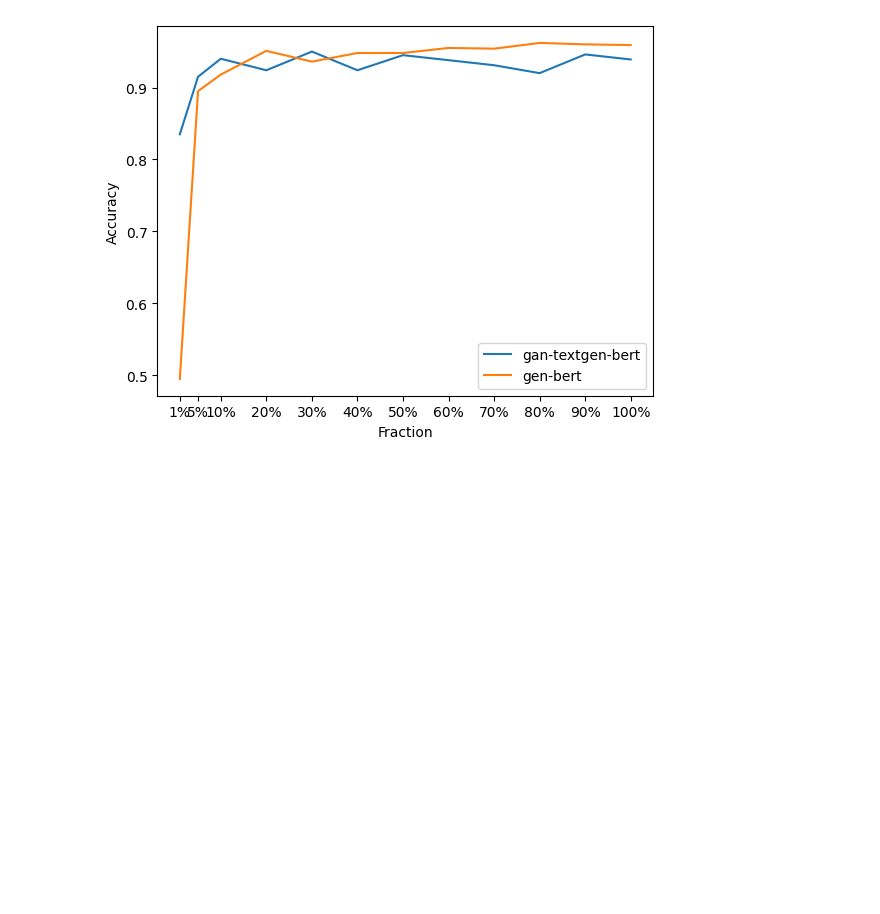
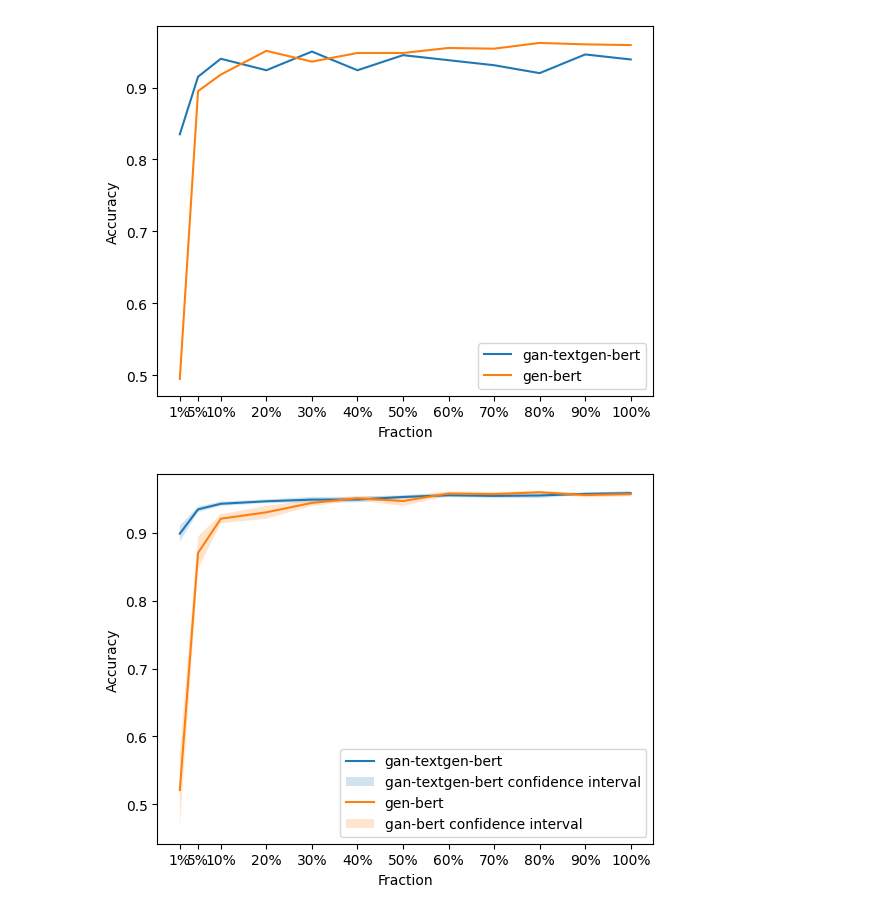
Before and after one commit to popop12342/mestrado-exp, a Jupyter notebook: gan_aug/notebooks/result_analysis.ipynb, the cells around one changed output. Saved outputs shown, nothing was run; the diff lists cells and outputs as text; code cells hidden in the pictures; blank space fills up the shorter version.

Commit message:
confidence intervals

```diff
--- a/gan_aug/notebooks/result_analysis.ipynb
+++ b/gan_aug/notebooks/result_analysis.ipynb
@@ -159,0 +163,41 @@ plt.show()
+# %%
+with open('../core/stats/subj/gan-textgen-bert/compare-interval.json', 'r') as f:
+    data = json.load(f)
+
+gan_bert_accs = []
+gan_bert_errs = []
+for dataset in data['gan-bert']:
+    accs = [x['accuracy'] for x in data['gan-bert'][dataset]]
+    avg, err = calculate_interval(accs)
+    gan_bert_accs.append(avg)
+    gan_bert_errs.append(err)
+
+gan_bert_accs = np.array(gan_bert_accs)
+gan_bert_errs = np.array(gan_bert_errs)
+
+gan_textgen_accs = []
+gan_textgen_errs = []
+for dataset in data['gan-textgen-bert']:
+    accs = [x['accuracy'] for x in data['gan-textgen-bert'][dataset]]
+    avg, err = calculate_interval(accs)
+    gan_textgen_accs.append(avg)
+    gan_textgen_errs.append(err)
+
+gan_textgen_accs = np.array(gan_textgen_accs)
+gan_textgen_errs = np.array(gan_textgen_errs)
+# %%
+x = [0.01, 0.05, 0.1, 0.2, 0.3, 0.4, 0.5, 0.6, 0.7, 0.8, 0.9, 1]
+# %%
+fig, ax = plt.subplots()
+ax.plot(x, gan_textgen_accs, '-')
+ax.fill_between(x, gan_textgen_accs - gan_textgen_errs, gan_textgen_accs + gan_textgen_errs, alpha=0.2)
+ax.plot(x, gan_bert_accs, '-')
+ax.fill_between(x, gan_bert_accs - gan_bert_errs, gan_bert_accs + gan_bert_errs, alpha=0.2)
+plt.xticks(x, [str(int(100*i)) + '%' for i in x])
+plt.legend(['gan-textgen-bert', 'gan-textgen-bert confidence interval', 'gen-bert', 'gan-bert confidence interval'])
+plt.xlabel('Fraction')
+plt.ylabel('Accuracy')
+plt.savefig('../img/textgen-bert-vs-bert-interval.pdf')
+plt.show()
+# %% [output]
+[figure, added]
```
Also changed, not shown: parts of 2 cells of this notebook, 5 other files.
